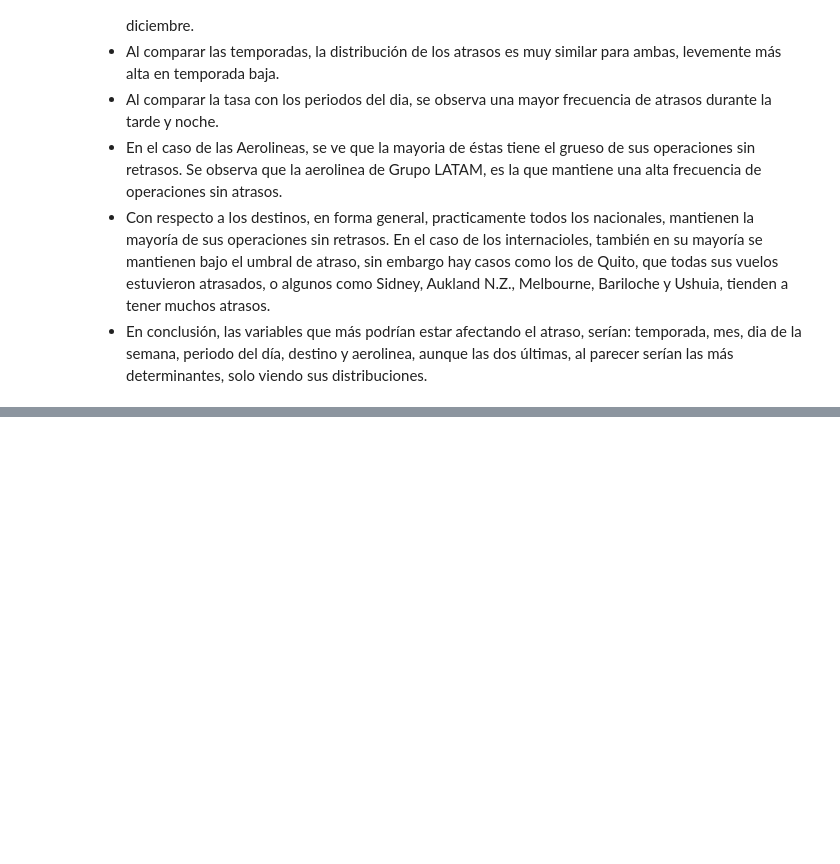
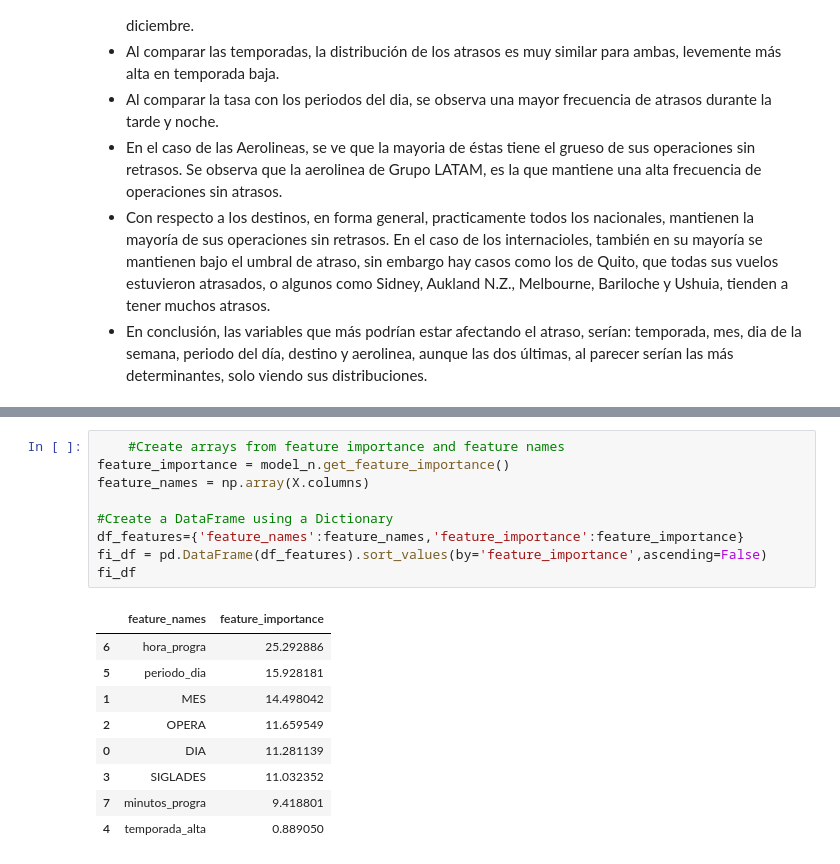
Before and after one commit to samuelsoc/Data-Scientist-Challenge, a Jupyter notebook: solution.ipynb, the cells around one changed output, grey strips where cells are left out. Drawn from its saved outputs; the diff is of its cells as text; blank space fills up the shorter version.

```diff
--- a/solution.ipynb
+++ b/solution.ipynb
@@ -380,0 +655,19 @@ plt.gcf().set_size_inches(12, 10)
+# %%
+    #Create arrays from feature importance and feature names
+feature_importance = model_n.get_feature_importance()
+feature_names = np.array(X.columns)
+
+#Create a DataFrame using a Dictionary
+df_features={'feature_names':feature_names,'feature_importance':feature_importance}
+fi_df = pd.DataFrame(df_features).sort_values(by='feature_importance',ascending=False)
+fi_df
+# %% [output]
+|  | feature_names | feature_importance |
+| 6 | hora_progra | 25.292886 |
+| 5 | periodo_dia | 15.928181 |
+| 1 | MES | 14.498042 |
+| 2 | OPERA | 11.659549 |
+| 0 | DIA | 11.281139 |
+| 3 | SIGLADES | 11.032352 |
+| 7 | minutos_progra | 9.418801 |
+| 4 | temporada_alta | 0.889050 |
```
Also changed, not shown: parts of 35 cells of this notebook.
